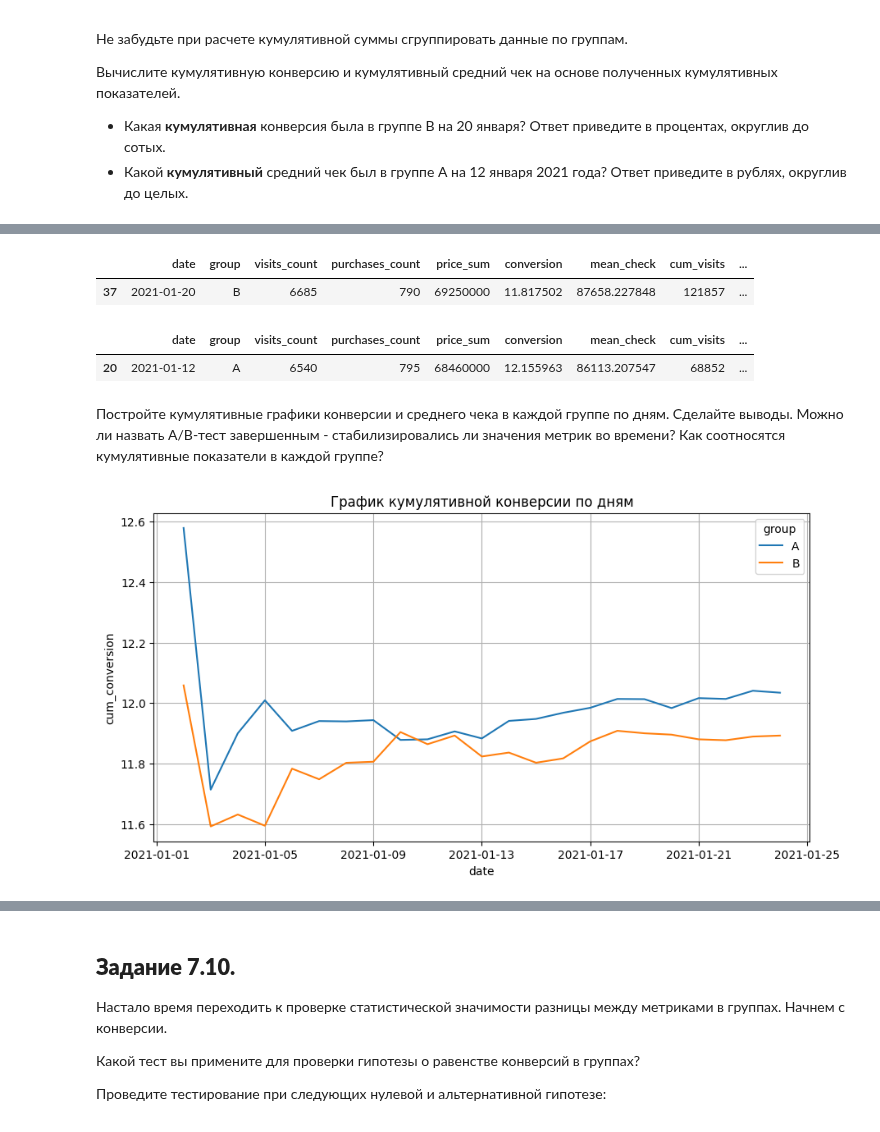
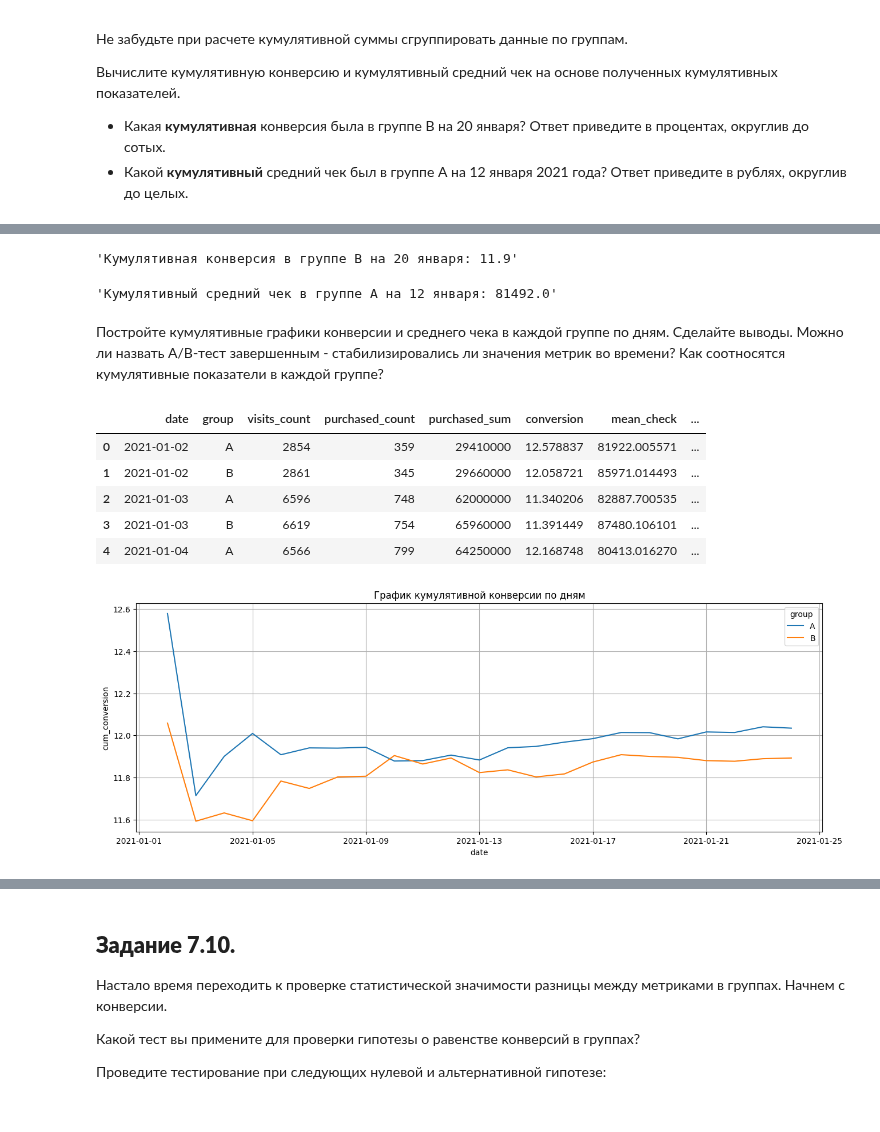
Before and after one commit to Novkozinin/SF_projects, a Jupyter notebook: HW-03_EDA_5_АВ_Тестирование/HW_EDA_5.ipynb, the cells around one changed output, grey strips where cells are left out. Saved outputs shown, nothing was run; the diff lists cells and outputs as text; code cells hidden in the pictures.

```diff
--- a/HW-03_EDA_5_АВ_Тестирование/HW_EDA_5.ipynb
+++ b/HW-03_EDA_5_АВ_Тестирование/HW_EDA_5.ipynb
@@ -268,18 +254,18 @@ display(tours_data)
 
 * Чему равен средний чек 3 января 2021 года? Ответ приведите в рублях и округлите до целого.
 # %%
-# ваш код здесь
-daily_data = updated_data.groupby(['date','group']).agg({
+updated_data_daily = updated_data.groupby(['date','group']).agg({
     'user_id':'count',
     'purchase':'sum',
     'price': 'sum'
 }).reset_index().rename(columns={
     'user_id': 'visits_count',
-    'purchase':'purchases_count',
-    'price':'price_sum'})
+    'purchase':'purchased_count',
+    'price':'purchased_sum'})
 
-daily_data['conversion'] = daily_data['purchases_count'] / daily_data['visits_count'] * 100
-daily_data['mean_check'] = daily_data['price_sum'] / daily_data['purchases_count']
+updated_data_daily['conversion'] = updated_data_daily['purchased_count'] / updated_data_daily['visits_count'] * 100
+updated_data_daily['mean_check'] = updated_data_daily['purchased_sum'] / updated_data_daily['purchased_count']
 
-daily_data.head()
+display(updated_data_daily[updated_data_daily.date == '2021-01-03'][['group','conversion']].round(2))
+display(updated_data_daily[updated_data_daily.date == '2021-01-03'][['group','mean_check']].round())
 # %% [output]
@@ -306,40 +301,42 @@ daily_data.head()
 # %%
-# ваш код здесь
-# вычисляем кумулятивное количество посещений страницы
-daily_data['cum_visits'] = daily_data.groupby(['group'])['visits_count'].cumsum()
-# вычисляем кумулятивное количество покупок
-daily_data['cum_purchases'] = daily_data.groupby(['group'])['purchases_count'].cumsum()
-# вычисляем кумулятивную сумму покупок
-daily_data['cum_price'] = daily_data.groupby(['group'])['price_sum'].cumsum()
+updated_data_daily['cum_visits_count'] = updated_data_daily.groupby(['group'])['visits_count'].cumsum()
+updated_data_daily['cum_purchased_count'] = updated_data_daily.groupby(['group'])['purchased_count'].cumsum()
+updated_data_daily['cum_purchased_sum'] = updated_data_daily.groupby(['group'])['purchased_sum'].cumsum()
 
-# вычисляем кумулятивную конверсию
-daily_data['cum_conversion'] = daily_data['cum_purchases'] / daily_data['cum_visits'] * 100
-# вычисляем кумулятивный средний чек
-daily_data['cum_mean_price'] = daily_data['cum_price'] / daily_data['cum_purchases']
+updated_data_daily['cum_conversion'] = updated_data_daily['cum_purchased_count'] / updated_data_daily['cum_visits_count'] * 100
+updated_data_daily['cum_mean_check'] = updated_data_daily['cum_purchased_sum'] / updated_data_daily['cum_purchased_count']
 
-display(daily_data[(daily_data['date'] == '2021-01-20') & (daily_data['group'] == 'B')])
-display(daily_data[(daily_data['date'] == '2021-01-12') & (daily_data['group'] == 'A')])
+display(f"Кумулятивная конверсия в группе B на 20 января: \
+{updated_data_daily[(updated_data_daily['date'] == '2021-01-20') & (updated_data_daily['group'] == 'B')].cum_conversion.round(2).item()}")
+display(f"Кумулятивный средний чек в группе А на 12 января: \
+{updated_data_daily[(updated_data_daily['date'] == '2021-01-12') & (updated_data_daily['group'] == 'A')].cum_mean_check.round(0).item()}")
 # %% [output]
-|  | date | group | visits_count | purchases_count | price_sum | conversion | mean_check | cum_visits | ... |
-| 37 | 2021-01-20 | B | 6685 | 790 | 69250000 | 11.817502 | 87658.227848 | 121857 | ... |
-|  | date | group | visits_count | purchases_count | price_sum | conversion | mean_check | cum_visits | ... |
-| 20 | 2021-01-12 | A | 6540 | 795 | 68460000 | 12.155963 | 86113.207547 | 68852 | ... |
+'Кумулятивная конверсия в группе B на 20 января: 11.9'
+'Кумулятивный средний чек в группе А на 12 января: 81492.0'
 # %% [markdown]
 Постройте кумулятивные графики конверсии и среднего чека в каждой группе по дням. Сделайте выводы. Можно ли назвать A/B-тест завершенным - стабилизировались ли значения метрик во времени? Как соотносятся кумулятивные показатели в каждой группе?
+# %%
+updated_data_daily.head()
+# %% [output]
+|  | date | group | visits_count | purchased_count | purchased_sum | conversion | mean_check | ... |
+| 0 | 2021-01-02 | A | 2854 | 359 | 29410000 | 12.578837 | 81922.005571 | ... |
+| 1 | 2021-01-02 | B | 2861 | 345 | 29660000 | 12.058721 | 85971.014493 | ... |
+| 2 | 2021-01-03 | A | 6596 | 748 | 62000000 | 11.340206 | 82887.700535 | ... |
+| 3 | 2021-01-03 | B | 6619 | 754 | 65960000 | 11.391449 | 87480.106101 | ... |
+| 4 | 2021-01-04 | A | 6566 | 799 | 64250000 | 12.168748 | 80413.016270 | ... |
 # %%
-# ваш код здесь
 # создаём фигуру размером 8x4
-fig = plt.figure(figsize=(8, 4))
+fig = plt.figure(figsize=(12, 4))
 # добавляем систему координат
 ax = fig.add_axes([1, 1, 1, 1])
-# строим lineplot для кумулятивной конверсии во времени в каждой группе
-sns.lineplot(x='date', y='cum_conversion', data=daily_data, hue='group', ax=ax)
+# строим lineplot для кумулятивной конверсии по дням в каждой группе
+sns.lineplot(x='date', y='cum_conversion', data=updated_data_daily, hue='group', ax=ax)
 # задаём подпись к графику
 ax.set_title('График кумулятивной конверсии по дням')
 # задаём поворот меток на оси абсцисс
 ax.xaxis.set_tick_params(rotation = 0)
 # задаём отображение сетки
 ax.grid(True);
 # %% [output]
-[figure, old version]
+[figure, new version]
 # %%
```
Also changed, not shown: parts of 26 cells of this notebook.
